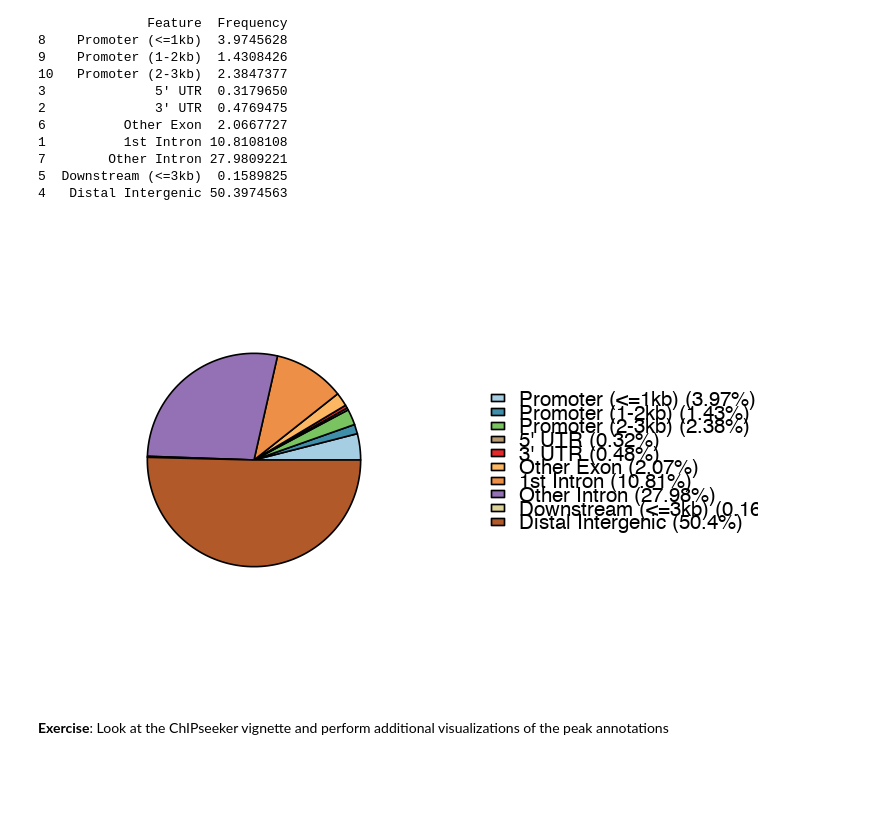
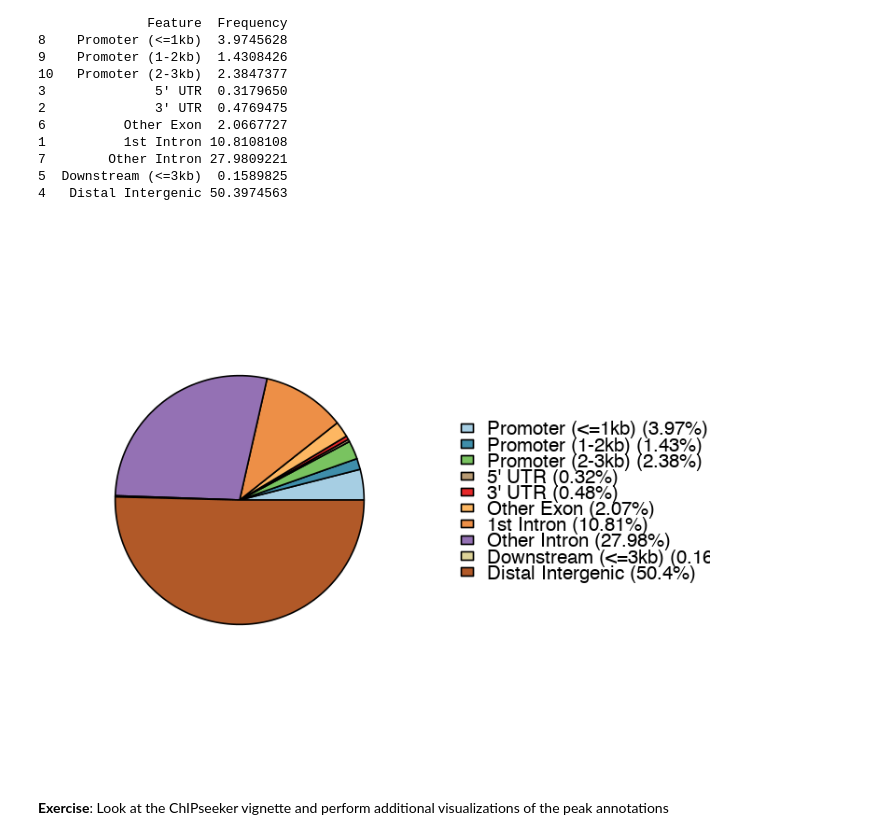
Before and after one commit to vjcitn/BrownCOBRE2018, a Jupyter notebook: notebooks_day2/BrownCOBREDay2Session4.ipynb, the cells around one changed output. Saved outputs shown, nothing was run; the diff lists cells and outputs as text; code cells hidden in the pictures; blank space fills up the shorter version.

Commit message:
improve dimensions of session 4 pie chart

```diff
--- a/notebooks_day2/BrownCOBREDay2Session4.ipynb
+++ b/notebooks_day2/BrownCOBREDay2Session4.ipynb
@@ -360,10 +360,10 @@ Genomic Annotation Summary:
 5  Downstream (<=3kb)  0.1589825
 4   Distal Intergenic 50.3974563
 # %%
-options(repr.plot.width=6, repr.plot.height=4)
+options(repr.plot.width=6, repr.plot.height=5)
 plotAnnoPie(peakAnno)
 # %% [output]
-[figure, old version]
+[figure, new version]
 # %% [markdown]
 **Exercise**: Look at the ChIPseeker vignette and perform additional visualizations of the peak annotations
 # %% [markdown]
```
